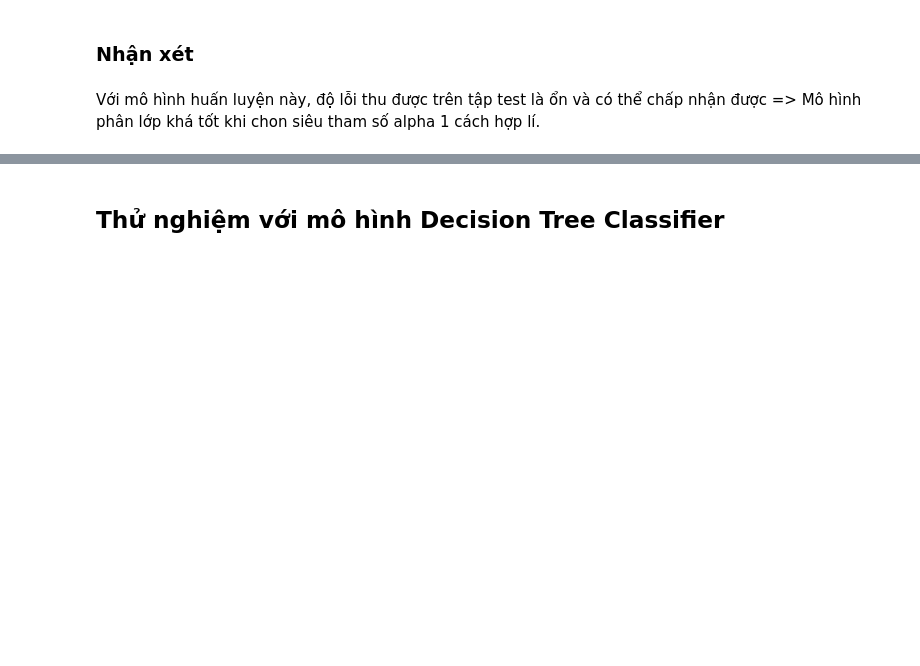
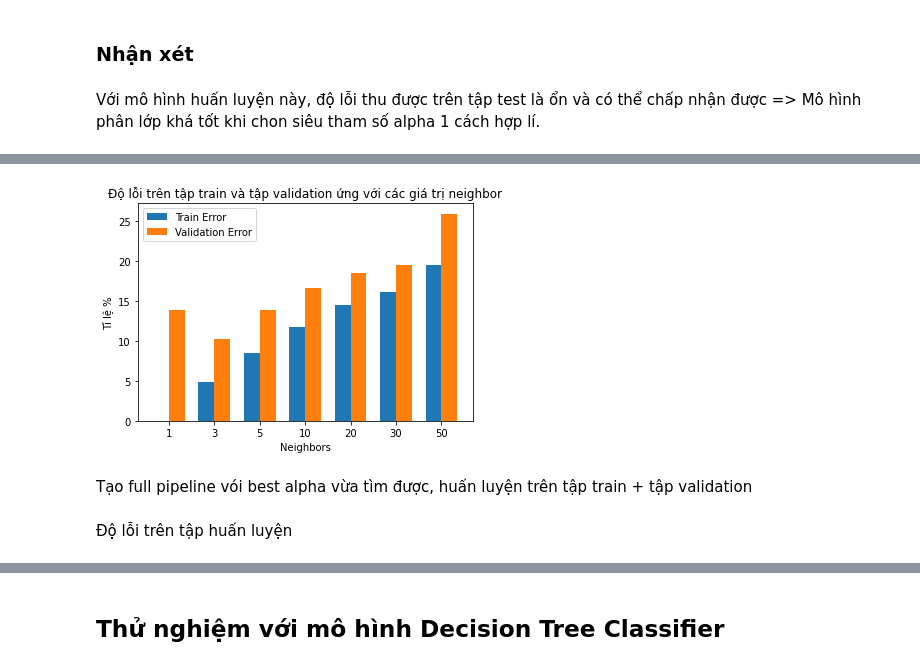
Before and after one commit to JustKidding2K/Data-science-Final-project, a Jupyter notebook: Final_project.ipynb, the cells around one changed output, grey strips where cells are left out. Saved outputs shown, nothing was run; the diff lists cells and outputs as text; code cells hidden in the pictures; blank space fills up the shorter version.

```diff
--- a/Final_project.ipynb
+++ b/Final_project.ipynb
@@ -391,0 +435,20 @@ Với mô hình huấn luyện này, độ lỗi thu được trên tập test l
+# %%
+pipeline2 = make_pipeline(ColDropper(),
+                         SimpleImputer(missing_values=np.nan, strategy='mean'),
+                         StandardScaler(),
+                         KNeighborsClassifier())
+# %%
+# Thử nghiệm với các giá trị và chọn ra các số neighbors tốt nhất
+train_errs = []
+val_errs = []
+neighbors = [1, 3, 5, 10, 20, 30, 50]
+best_val_err = float('inf'); best_neighbor = None
+for neighbor in neighbors:
+    pipeline2.set_params(kneighborsclassifier__n_neighbors = neighbor)
+    pipeline2.fit(train_X_df, train_y_sr)
+    train_errs.append((1 - pipeline2.score(train_X_df, train_y_sr))*100)
+    val_errs.append((1 - pipeline2.score(val_X_df, val_y_sr))*100)
+    if val_errs[-1] <= best_val_err:
+        best_val_err = val_errs[-1]
+        best_neighbor = neighbor
+'Finish!'
@@ -391,0 +472,20 @@ Với mô hình huấn luyện này, độ lỗi thu được trên tập test l
+# %%
+ser1 = pd.Series(train_errs)
+ser2 = pd.Series(val_errs)
+
+ind = np.arange(len(ser1))
+width = 0.35
+fig, ax = plt.subplots()
+ax.bar(ind - width/2, ser1, width, label='Train Error')
+ax.bar(ind + width/2, ser2, width, label='Validation Error')
+
+ax.set_xlabel('Neighbors')
+ax.set_ylabel('Tỉ lệ %')
+ax.set_title('Độ lỗi trên tập train và tập validation ứng với các giá trị neighbor')
+ax.set_xticks([0, 1, 2, 3, 4, 5, 6])
+ax.set_xticklabels(labels=neighbors)
+ax.legend()
+
+plt.show()
+# %% [output]
+[figure, added]
@@ -391,0 +495,2 @@ Với mô hình huấn luyện này, độ lỗi thu được trên tập test l
+# %% [markdown]
+Tạo full pipeline vói best alpha vừa tìm được, huấn luyện trên tập train + tập validation
@@ -391,0 +500,2 @@ Với mô hình huấn luyện này, độ lỗi thu được trên tập test l
+# %% [markdown]
+Độ lỗi trên tập huấn luyện
```
Also changed, not shown: parts of 40 cells of this notebook, 1 other file.
